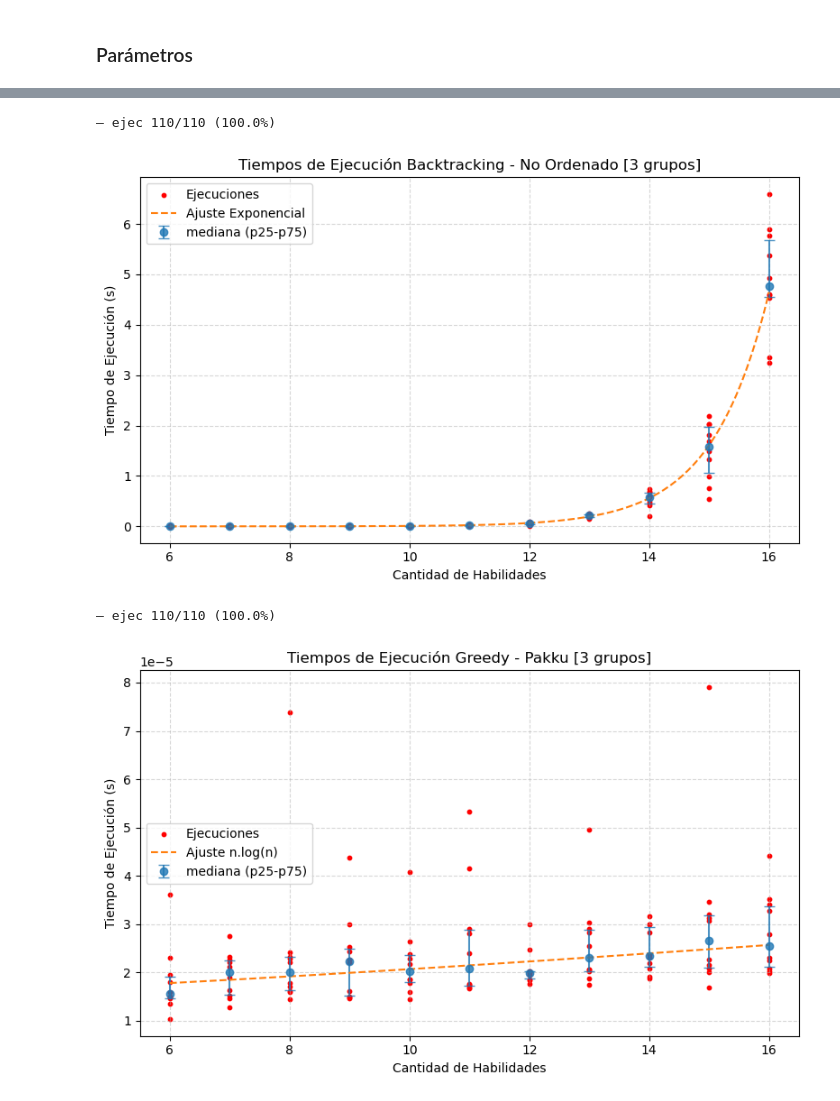
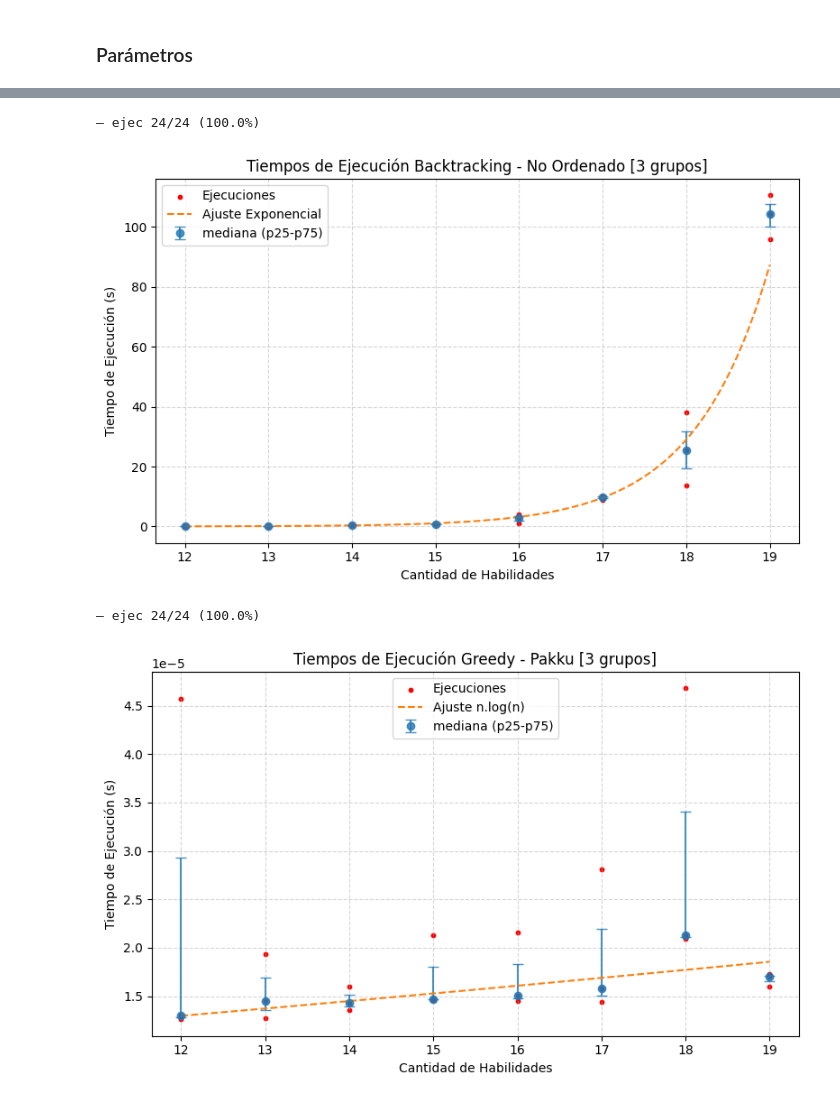
Before and after one commit to hhuzan/tda_tp_3, a Jupyter notebook: mediciones/mediciones.ipynb, the cells around one changed output, grey strips where cells are left out. Drawn from its saved outputs; the diff is of its cells as text; code cells hidden in the pictures.

```diff
--- a/mediciones/mediciones.ipynb
+++ b/mediciones/mediciones.ipynb
@@ -22,9 +22,9 @@ random.seed(67910)
 # %% [markdown]
 ### Parámetros
 # %%
-CANT_POR_TAM = 10
-MIN_TAM = 6
-MAX_TAM = 16
+REPS = 3
+MIN_TAM = 12
+MAX_TAM = 19
 CANT_GRUPOS = 3
 # %%
 def generar_habilidades(n):
@@ -36,10 +36,10 @@ def generar_habilidades(n):
 
 filas = []
 
-total_iters = CANT_POR_TAM * (MAX_TAM - MIN_TAM + 1)
+total_iters = REPS * (MAX_TAM - MIN_TAM + 1)
 iter_idx = 0
 
-for i in range(CANT_POR_TAM):
+for i in range(REPS):
     for tam in range(MIN_TAM, MAX_TAM + 1):
         iter_idx += 1
         habilidades = generar_habilidades(tam)
@@ -106,10 +106,10 @@ plt.show()
 # %%
 filas = []
 
-total_iters = CANT_POR_TAM * (MAX_TAM - MIN_TAM + 1)
+total_iters = REPS * (MAX_TAM - MIN_TAM + 1)
 iter_idx = 0
 
-for i in range(CANT_POR_TAM):
+for i in range(REPS):
     for tam in range(MIN_TAM, MAX_TAM + 1):
         iter_idx += 1
         habilidades = generar_habilidades(tam)
@@ -171,15 +171,15 @@ plt.savefig("../informe/img/ajuste_backtracking_sin_ordenar.png",
             dpi=300, bbox_inches='tight')
 plt.show()
 # %% [output]
-— ejec 110/110 (100.0%)
+— ejec 24/24 (100.0%)
-[figure, old version]
+[figure, new version]
 # %%
 filas = []
 
-total_iters = CANT_POR_TAM * (MAX_TAM - MIN_TAM + 1)
+total_iters = REPS * (MAX_TAM - MIN_TAM + 1)
 iter_idx = 0
 
-for i in range(CANT_POR_TAM):
+for i in range(REPS):
     for tam in range(MIN_TAM, MAX_TAM + 1):
         iter_idx += 1
         habilidades = generar_habilidades(tam)
@@ -217,33 +217,33 @@ x_logn = x_safe * np.log(x_safe)
 coeffs_nlogn = np.polyfit(x_logn, y_med, 1)
 a_nlogn, b_nlogn = coeffs_nlogn[0], coeffs_nlogn[1]
 
 def modelo_nlogn(xv):
     xv_safe = np.where(xv > 0, xv, 1)
     return a_nlogn * xv_safe * np.log(xv_safe) + b_nlogn
 
 
 plt.figure(figsize=(8, 5))
 plt.scatter(df["tam"], df["tiempo"], color='red',
             s=10, alpha=1, label="Ejecuciones")
 
 
 plt.errorbar(x, y_med, yerr=[y_med - summary["p25"].values, summary["p75"].values - y_med],
              fmt='o', alpha=.8, capsize=4, label="mediana (p25-p75)")
 
 xs = np.linspace(MIN_TAM, MAX_TAM, 200)
 plt.plot(xs, modelo_nlogn(xs), linestyle='--',
          label=f"Ajuste n.log(n)")
 
 plt.xlabel('Cantidad de Habilidades')
 plt.ylabel('Tiempo de Ejecución (s)')
 plt.title('Tiempos de Ejecución Greedy - Pakku [3 grupos]')
 plt.legend()
 plt.grid(linestyle='--', alpha=0.5)
 plt.tight_layout()
 plt.savefig("../informe/img/ajuste_greedy_pakku.png",
             dpi=300, bbox_inches='tight')
 plt.show()
 # %% [output]
-— ejec 110/110 (100.0%)
+— ejec 24/24 (100.0%)
-[figure, old version]
+[figure, new version]
 # %%
```
Also changed, not shown: parts of 3 cells of this notebook, 16 other files.
